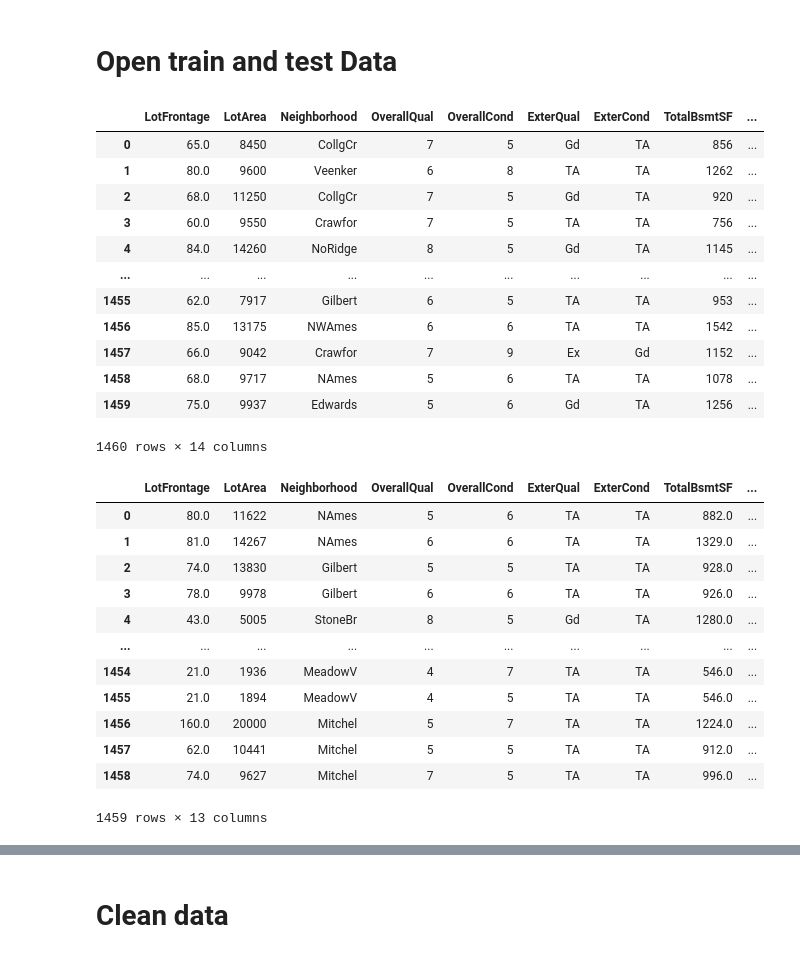
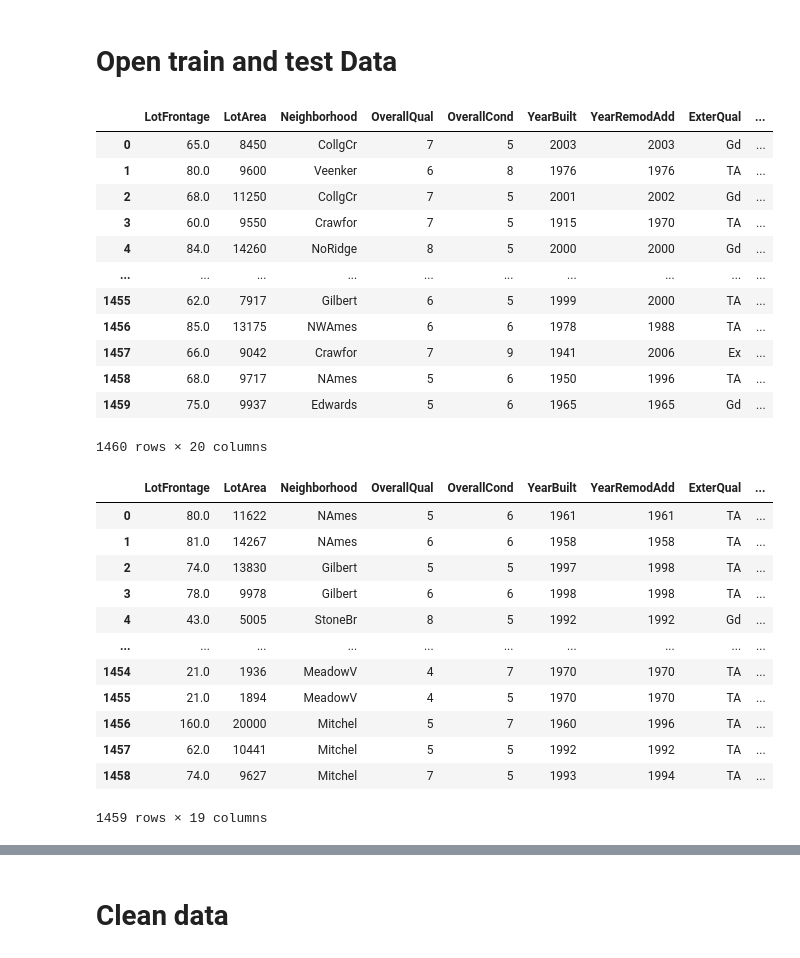
Before and after one commit to mvidaljr/House_Price, a Jupyter notebook: House_Price.ipynb, the cells around one changed output, grey strips where cells are left out. Drawn from its saved outputs; the diff is of its cells as text; code cells hidden in the pictures.

```diff
--- a/House_Price.ipynb
+++ b/House_Price.ipynb
@@ -10,41 +12,43 @@ import seaborn as sns
 # %%
 house_train = pd.read_csv('train.csv', usecols = ['LotFrontage','LotArea','Neighborhood','OverallQual','OverallCond',
                                                   'ExterQual','ExterCond','TotalBsmtSF','1stFlrSF','2ndFlrSF','BsmtFullBath',
-                                                  'FullBath','GarageArea','SalePrice'])
+                                                  'FullBath','GarageArea','SalePrice','GrLivArea','YearBuilt','YearRemodAdd',
+                                                 'Fireplaces','OpenPorchSF','WoodDeckSF'])
 house_train
 # %% [output]
-|  | LotFrontage | LotArea | Neighborhood | OverallQual | OverallCond | ExterQual | ExterCond | TotalBsmtSF | ... |
-| 0 | 65.0 | 8450 | CollgCr | 7 | 5 | Gd | TA | 856 | ... |
-| 1 | 80.0 | 9600 | Veenker | 6 | 8 | TA | TA | 1262 | ... |
-| 2 | 68.0 | 11250 | CollgCr | 7 | 5 | Gd | TA | 920 | ... |
-| 3 | 60.0 | 9550 | Crawfor | 7 | 5 | TA | TA | 756 | ... |
-| 4 | 84.0 | 14260 | NoRidge | 8 | 5 | Gd | TA | 1145 | ... |
+|  | LotFrontage | LotArea | Neighborhood | OverallQual | OverallCond | YearBuilt | YearRemodAdd | ExterQual | ... |
+| 0 | 65.0 | 8450 | CollgCr | 7 | 5 | 2003 | 2003 | Gd | ... |
+| 1 | 80.0 | 9600 | Veenker | 6 | 8 | 1976 | 1976 | TA | ... |
+| 2 | 68.0 | 11250 | CollgCr | 7 | 5 | 2001 | 2002 | Gd | ... |
+| 3 | 60.0 | 9550 | Crawfor | 7 | 5 | 1915 | 1970 | TA | ... |
+| 4 | 84.0 | 14260 | NoRidge | 8 | 5 | 2000 | 2000 | Gd | ... |
 | ... | ... | ... | ... | ... | ... | ... | ... | ... | ... |
-| 1455 | 62.0 | 7917 | Gilbert | 6 | 5 | TA | TA | 953 | ... |
-| 1456 | 85.0 | 13175 | NWAmes | 6 | 6 | TA | TA | 1542 | ... |
-| 1457 | 66.0 | 9042 | Crawfor | 7 | 9 | Ex | Gd | 1152 | ... |
-| 1458 | 68.0 | 9717 | NAmes | 5 | 6 | TA | TA | 1078 | ... |
-| 1459 | 75.0 | 9937 | Edwards | 5 | 6 | Gd | TA | 1256 | ... |
+| 1455 | 62.0 | 7917 | Gilbert | 6 | 5 | 1999 | 2000 | TA | ... |
+| 1456 | 85.0 | 13175 | NWAmes | 6 | 6 | 1978 | 1988 | TA | ... |
+| 1457 | 66.0 | 9042 | Crawfor | 7 | 9 | 1941 | 2006 | Ex | ... |
+| 1458 | 68.0 | 9717 | NAmes | 5 | 6 | 1950 | 1996 | TA | ... |
+| 1459 | 75.0 | 9937 | Edwards | 5 | 6 | 1965 | 1965 | Gd | ... |
-1460 rows × 14 columns
+1460 rows × 20 columns
 # %%
 house_test = pd.read_csv('test.csv', usecols = ['LotFrontage','LotArea','Neighborhood','OverallQual','OverallCond',
                                                   'ExterQual','ExterCond','TotalBsmtSF','1stFlrSF','2ndFlrSF','BsmtFullBath',
-                                                  'FullBath','GarageArea',])
+                                                  'FullBath','GarageArea','GrLivArea','YearBuilt','YearRemodAdd','Fireplaces',
+                                                'OpenPorchSF','WoodDeckSF'])
 house_test
 # %% [output]
-|  | LotFrontage | LotArea | Neighborhood | OverallQual | OverallCond | ExterQual | ExterCond | TotalBsmtSF | ... |
-| 0 | 80.0 | 11622 | NAmes | 5 | 6 | TA | TA | 882.0 | ... |
-| 1 | 81.0 | 14267 | NAmes | 6 | 6 | TA | TA | 1329.0 | ... |
-| 2 | 74.0 | 13830 | Gilbert | 5 | 5 | TA | TA | 928.0 | ... |
-| 3 | 78.0 | 9978 | Gilbert | 6 | 6 | TA | TA | 926.0 | ... |
-| 4 | 43.0 | 5005 | StoneBr | 8 | 5 | Gd | TA | 1280.0 | ... |
+|  | LotFrontage | LotArea | Neighborhood | OverallQual | OverallCond | YearBuilt | YearRemodAdd | ExterQual | ... |
+| 0 | 80.0 | 11622 | NAmes | 5 | 6 | 1961 | 1961 | TA | ... |
+| 1 | 81.0 | 14267 | NAmes | 6 | 6 | 1958 | 1958 | TA | ... |
+| 2 | 74.0 | 13830 | Gilbert | 5 | 5 | 1997 | 1998 | TA | ... |
+| 3 | 78.0 | 9978 | Gilbert | 6 | 6 | 1998 | 1998 | TA | ... |
+| 4 | 43.0 | 5005 | StoneBr | 8 | 5 | 1992 | 1992 | Gd | ... |
 | ... | ... | ... | ... | ... | ... | ... | ... | ... | ... |
-| 1454 | 21.0 | 1936 | MeadowV | 4 | 7 | TA | TA | 546.0 | ... |
-| 1455 | 21.0 | 1894 | MeadowV | 4 | 5 | TA | TA | 546.0 | ... |
-| 1456 | 160.0 | 20000 | Mitchel | 5 | 7 | TA | TA | 1224.0 | ... |
-| 1457 | 62.0 | 10441 | Mitchel | 5 | 5 | TA | TA | 912.0 | ... |
-| 1458 | 74.0 | 9627 | Mitchel | 7 | 5 | TA | TA | 996.0 | ... |
+| 1454 | 21.0 | 1936 | MeadowV | 4 | 7 | 1970 | 1970 | TA | ... |
+| 1455 | 21.0 | 1894 | MeadowV | 4 | 5 | 1970 | 1970 | TA | ... |
+| 1456 | 160.0 | 20000 | Mitchel | 5 | 7 | 1960 | 1996 | TA | ... |
+| 1457 | 62.0 | 10441 | Mitchel | 5 | 5 | 1992 | 1992 | TA | ... |
+| 1458 | 74.0 | 9627 | Mitchel | 7 | 5 | 1993 | 1994 | TA | ... |
-1459 rows × 13 columns
+1459 rows × 19 columns
 # %%
 house_test.fillna(0,inplace=True)
 # %%
```
Also changed, not shown: parts of 21 cells of this notebook, 1 other file.
